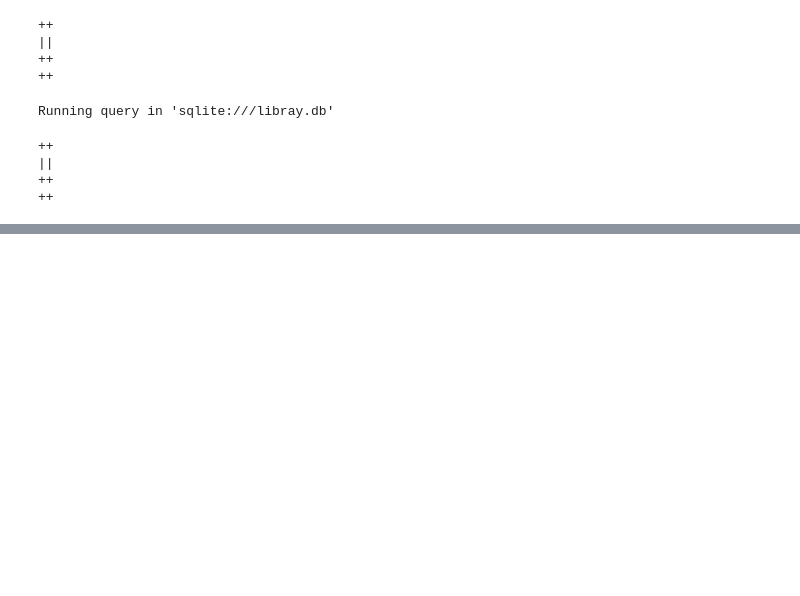
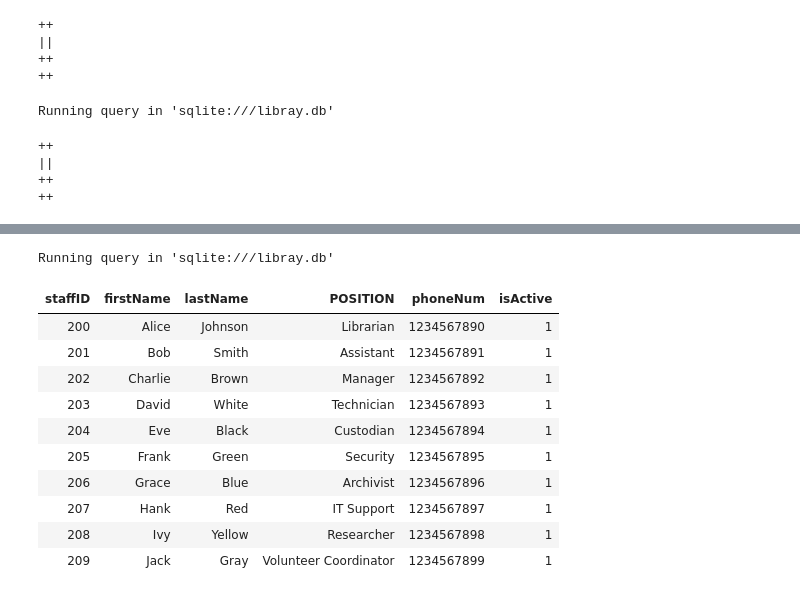
Before and after one commit to qmphi/library-database, a Jupyter notebook: MiniProjectSetup.ipynb, the cells around one changed output, grey strips where cells are left out. Saved outputs shown, nothing was run; the diff lists cells and outputs as text; code cells hidden in the pictures; blank space fills up the shorter version.

```diff
--- a/MiniProjectSetup.ipynb
+++ b/MiniProjectSetup.ipynb
@@ -343,0 +310,16 @@ REPLACE INTO events (eventID, eventName, eventType, description, audienceType, e
+# %%
+%%sql
+SELECT * FROM personnel;
+# %% [output]
+Running query in 'sqlite:///libray.db'
+| staffID | firstName | lastName | POSITION | phoneNum | isActive |
+| 200 | Alice | Johnson | Librarian | 1234567890 | 1 |
+| 201 | Bob | Smith | Assistant | 1234567891 | 1 |
+| 202 | Charlie | Brown | Manager | 1234567892 | 1 |
+| 203 | David | White | Technician | 1234567893 | 1 |
+| 204 | Eve | Black | Custodian | 1234567894 | 1 |
+| 205 | Frank | Green | Security | 1234567895 | 1 |
+| 206 | Grace | Blue | Archivist | 1234567896 | 1 |
+| 207 | Hank | Red | IT Support | 1234567897 | 1 |
+| 208 | Ivy | Yellow | Researcher | 1234567898 | 1 |
+| 209 | Jack | Gray | Volunteer Coordinator | 1234567899 | 1 |
```
Also changed, not shown: parts of 11 cells of this notebook, 1 other file.
